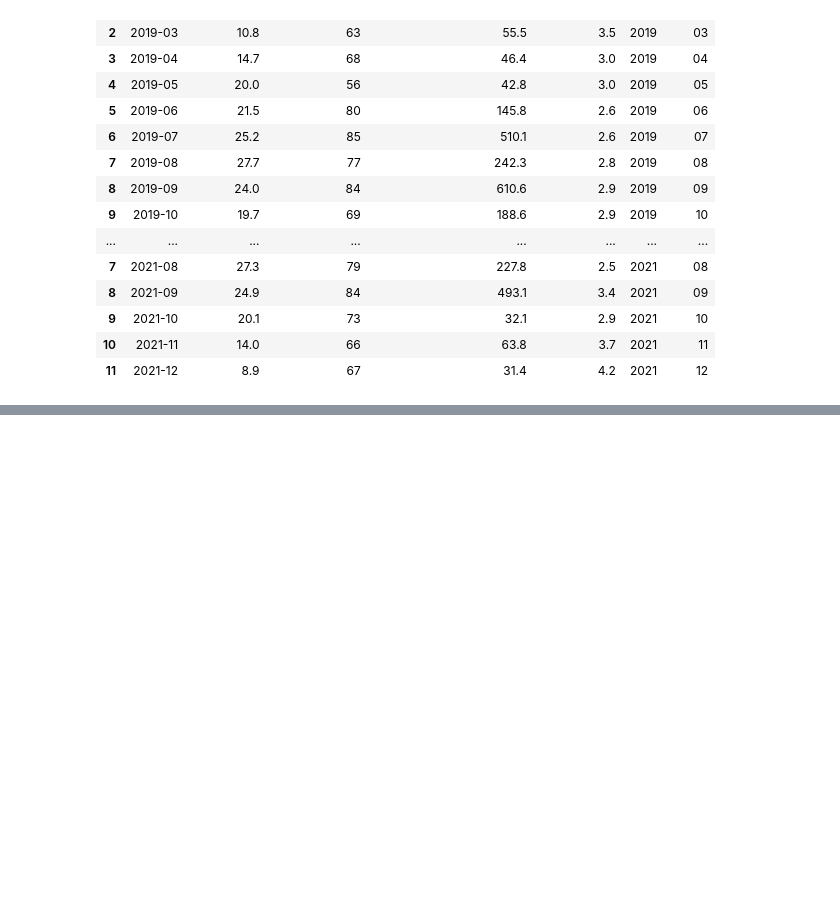
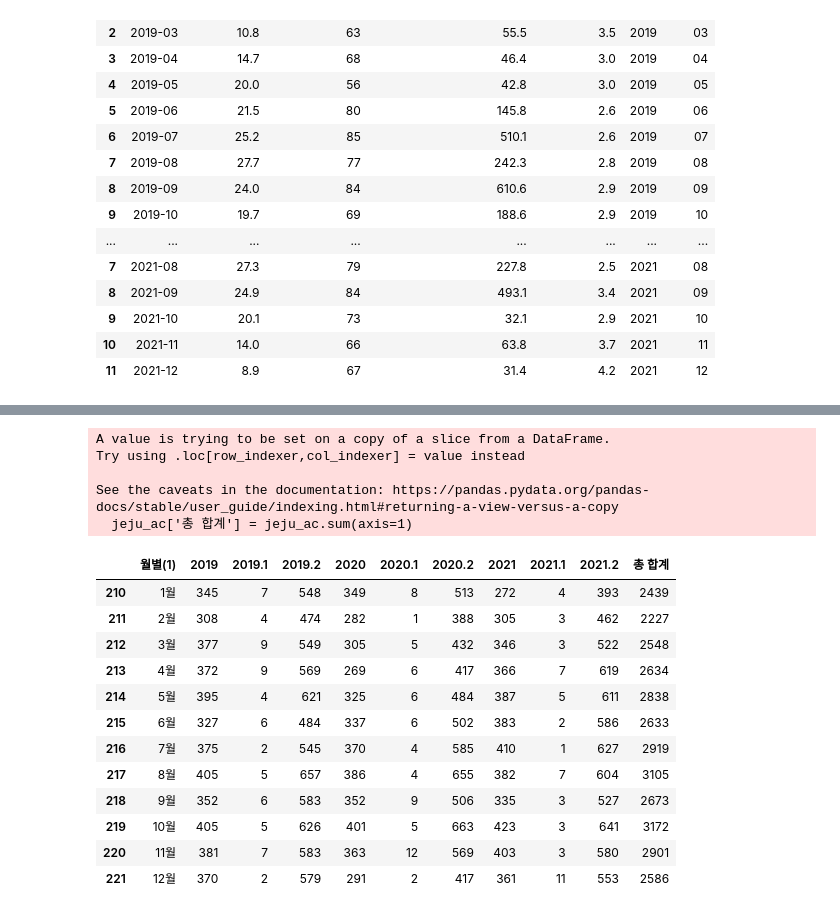
Before and after one commit to ha-es/doit_python, a Jupyter notebook: BDA/하은서73_0326_필수2.ipynb, the cells around one changed output, grey strips where cells are left out. Drawn from its saved outputs; the diff is of its cells as text; code cells hidden in the pictures; blank space fills up the shorter version.

```diff
--- a/BDA/하은서73_0326_필수2.ipynb
+++ b/BDA/하은서73_0326_필수2.ipynb
@@ -195,0 +249,3 @@ df.groupby('year').mean()
+# %%
+# 불필요한 행 삭제
+jeju_ac.drop(209, inplace=True)
@@ -195,0 +257,2 @@ df.groupby('year').mean()
+# %%
+jeju_ac.drop('시도별(1)', axis=1, inplace=True)
@@ -195,0 +285,4 @@ df.groupby('year').mean()
+# %%
+# int형으로 형변환
+jeju_ac[['2019','2019.1','2019.2','2020','2020.1','2020.2','2021','2021.1','2021.2']]=\
+    jeju_ac[['2019','2019.1','2019.2','2020','2020.1','2020.2','2021','2021.1','2021.2']].apply(pd.to_numeric)
@@ -195,0 +315,23 @@ df.groupby('year').mean()
+# %%
+# 월 별 합계를 구함
+jeju_ac['총 합계'] = jeju_ac.sum(axis=1)
+jeju_ac
+# %% [output]
+A value is trying to be set on a copy of a slice from a DataFrame.
+Try using .loc[row_indexer,col_indexer] = value instead
+
+See the caveats in the documentation: https://pandas.pydata.org/pandas-docs/stable/user_guide/indexing.html#returning-a-view-versus-a-copy
+  jeju_ac['총 합계'] = jeju_ac.sum(axis=1)
+|  | 월별(1) | 2019 | 2019.1 | 2019.2 | 2020 | 2020.1 | 2020.2 | 2021 | 2021.1 | 2021.2 | 총 합계 |
+| 210 | 1월 | 345 | 7 | 548 | 349 | 8 | 513 | 272 | 4 | 393 | 2439 |
+| 211 | 2월 | 308 | 4 | 474 | 282 | 1 | 388 | 305 | 3 | 462 | 2227 |
+| 212 | 3월 | 377 | 9 | 549 | 305 | 5 | 432 | 346 | 3 | 522 | 2548 |
+| 213 | 4월 | 372 | 9 | 569 | 269 | 6 | 417 | 366 | 7 | 619 | 2634 |
+| 214 | 5월 | 395 | 4 | 621 | 325 | 6 | 484 | 387 | 5 | 611 | 2838 |
+| 215 | 6월 | 327 | 6 | 484 | 337 | 6 | 502 | 383 | 2 | 586 | 2633 |
+| 216 | 7월 | 375 | 2 | 545 | 370 | 4 | 585 | 410 | 1 | 627 | 2919 |
+| 217 | 8월 | 405 | 5 | 657 | 386 | 4 | 655 | 382 | 7 | 604 | 3105 |
+| 218 | 9월 | 352 | 6 | 583 | 352 | 9 | 506 | 335 | 3 | 527 | 2673 |
+| 219 | 10월 | 405 | 5 | 626 | 401 | 5 | 663 | 423 | 3 | 641 | 3172 |
+| 220 | 11월 | 381 | 7 | 583 | 363 | 12 | 569 | 403 | 3 | 580 | 2901 |
+| 221 | 12월 | 370 | 2 | 579 | 291 | 2 | 417 | 361 | 11 | 553 | 2586 |
```
Also changed, not shown: parts of 24 cells of this notebook, 5 other files.
